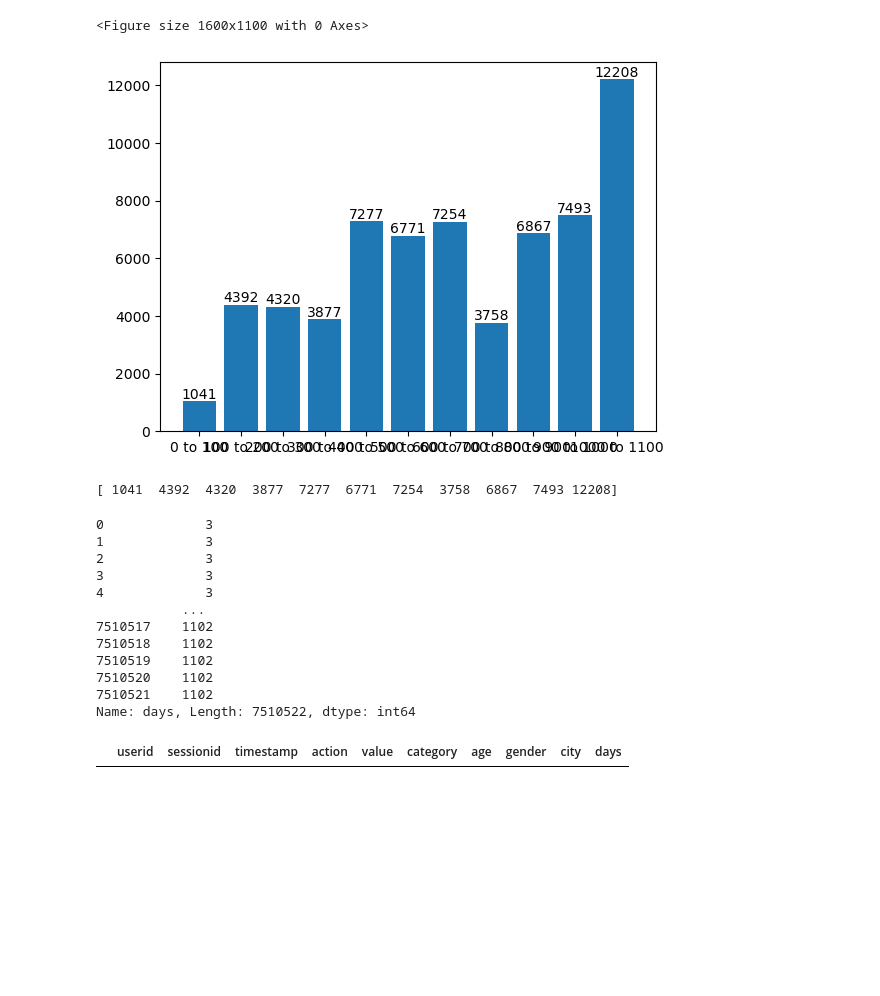
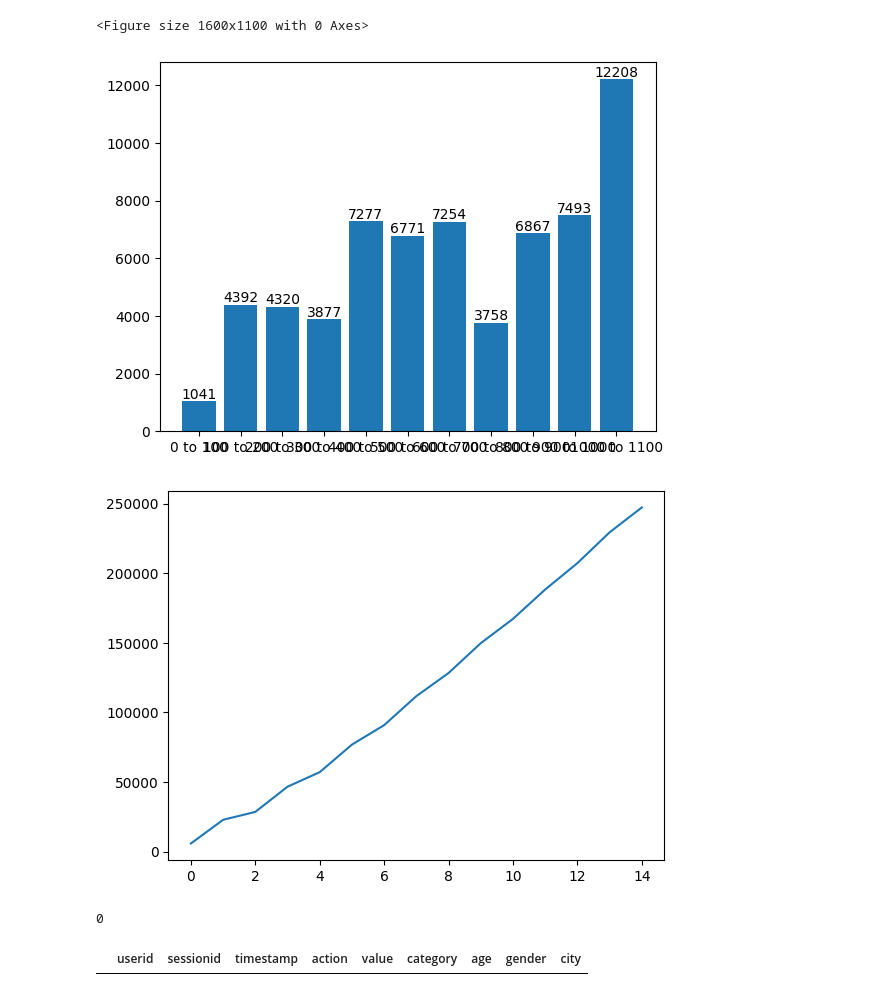
Before and after one commit to AndryMaster/BigData_Yandex, a Jupyter notebook: Project/start.ipynb, the cells around one changed output. Drawn from its saved outputs; the diff is of its cells as text; code cells hidden in the pictures; blank space fills up the shorter version.

```diff
--- a/Project/start.ipynb
+++ b/Project/start.ipynb
@@ -108,42 +106,52 @@ plt.show()
 # %%
-# df['days'] = df['timestamp'] - df['timestamp'].min()
-# df['days'] = df['days'].apply(lambda x: x.days)
+df['days'] = df['timestamp'] - df['timestamp'].min()
+df['days'] = df['days'].apply(lambda x: x.days)
 
-bins = list(range(0, 1150, 100))
+bins_size = list(range(0, 1150, 100))
 
-n, _ = np.histogram(df['days'], bins=bins)
-labels = [f'{a} to {b}' for a, b in zip(bins, bins[1:])]
-n -= 675000
+bin_age, _ = np.histogram(df['days'], bins=bins_size)
+labels = [f'{a} to {b}' for a, b in zip(bins_size, bins_size[1:])]
+bin_age -= 675000
 
 plt.figure(figsize = (16, 11))
-fig, ax = plt.subplots()
-bar = ax.bar(labels, n)
-_ = ax.bar_label(bar)
+fig, axs = plt.subplots()
+bar = axs.bar(labels, bin_age)
+_ = axs.bar_label(bar)
 plt.show()
 
-print(n)
+df.drop('days', axis=1, inplace=True)
 # %% [output]
 <Figure size 1600x1100 with 0 Axes>
 [figure]
-[ 1041  4392  4320  3877  7277  6771  7254  3758  6867  7493 12208]
-# %%
-# df['days'] = df['timestamp'].apply(lambda x: (x - df['timestamp'].min()).dt.days)
-# (df['timestamp'][1] - df['timestamp'][6]).days
-print(df['days'])
-# %% [output]
-0             3
-1             3
-2             3
-3             3
-4             3
-           ...
-7510517    1102
-7510518    1102
-7510519    1102
-7510520    1102
-7510521    1102
-Name: days, Length: 7510522, dtype: int64
 # %%
-df[df.duplicated(keep=False)]
+# ['userid', 'sessionid', 'timestamp', 'action', 'value', 'category', 'age', 'gender', 'city']
+# df[df.duplicated(subset=['userid', 'sessionid', 'action', 'category', 'age', 'gender', 'city'],
+#                  keep=False)]
+
+h = []
+
+for i in range(15):
+    df2 = df.copy()
+    df2['timestamp'] = df2['timestamp'].dt.round(f'{i+1}s')
+
+    h.append(len(df2[df2.duplicated(keep=False)]))
+
+plt.plot(range(15), h)
+plt.show()
+
+
+# df2 = df.copy()
+# df2['timestamp'] = df2['timestamp'].dt.round(f'1s')
+# df[df.duplicated(subset=['userid', 'sessionid', 'timestamp', 'action', 'value', 'age', 'gender', 'city'],
+#                  keep=False)]
 # %% [output]
-|  | userid | sessionid | timestamp | action | value | category | age | gender | city | days |
+[figure, added]
+# %%
+a = df[df['age'] > 90]
+# a = df[df['value'] > 200000]
+
+print(len(a))
+display(a)
+# %% [output]
+0
+|  | userid | sessionid | timestamp | action | value | category | age | gender | city |
```
Also changed, not shown: parts of 4 cells of this notebook, 1 other file.
